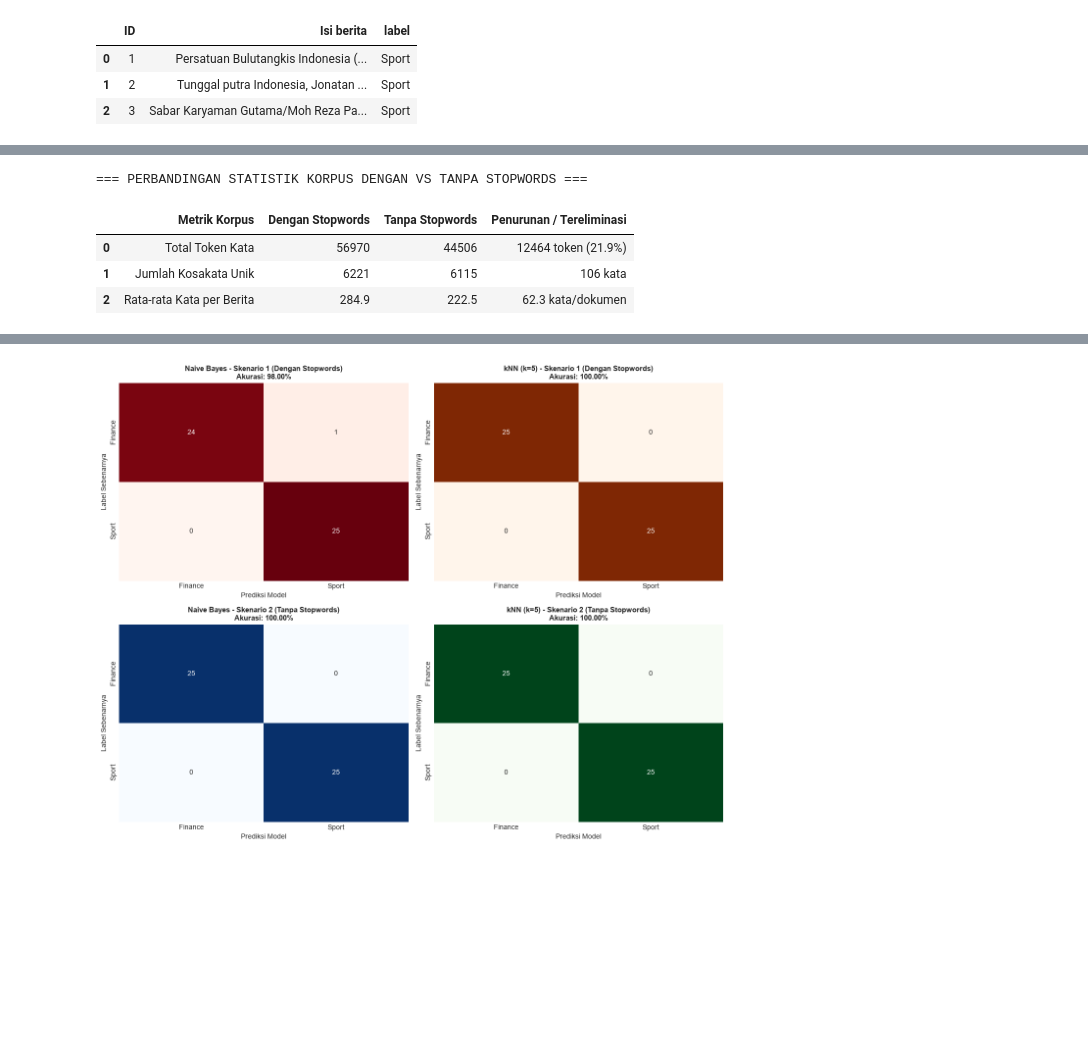
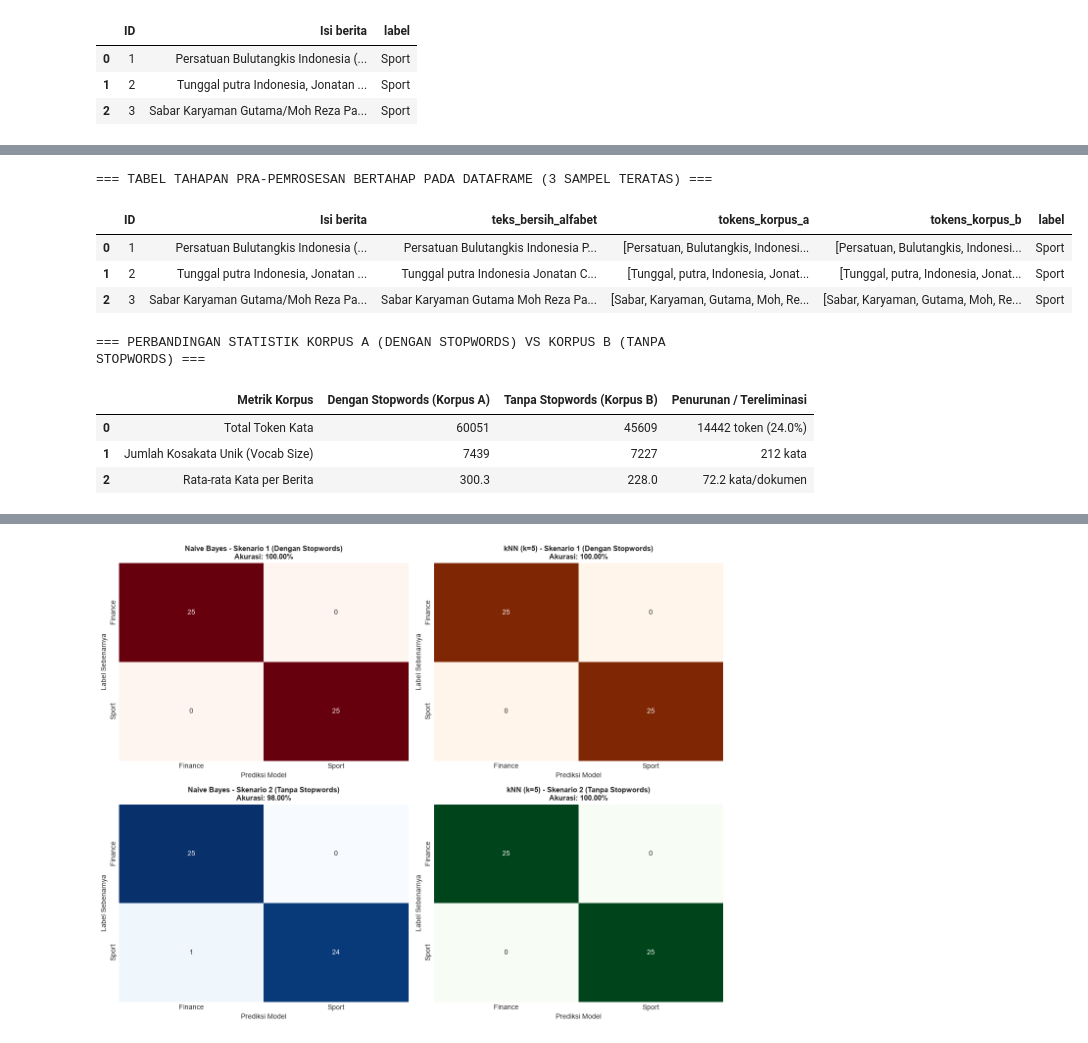
Before and after one commit to ilham08-GH/ppw, a Jupyter notebook: Notebooks/WebMining_Tugas4.ipynb, the cells around one changed output, grey strips where cells are left out. Drawn from its saved outputs; the diff is of its cells as text; code cells hidden in the pictures; blank space fills up the shorter version.

```diff
--- a/Notebooks/WebMining_Tugas4.ipynb
+++ b/Notebooks/WebMining_Tugas4.ipynb
@@ -104,40 +107,51 @@ Kemudian dibangun dua korpus:
 # %%
-# Ambil daftar stopwords resmi Bahasa Indonesia dari Sastrawi
+# 1. Bersihkan karakter non-alfabet terlebih dahulu (tanpa case folding)
+df['teks_bersih_alfabet'] = df['Isi berita'].apply(lambda text: re.sub(r'[^a-zA-Z\s]', ' ', str(text)).strip())
+
+# 2. Tokenisasi Korpus A (Dengan Stopwords, tanpa case folding)
+df['tokens_korpus_a'] = df['teks_bersih_alfabet'].apply(lambda text: text.split())
+
+# 3. Korpus B: Pembuangan Stopwords (Tanpa Stopwords) menggunakan Sastrawi
 factory = StopWordRemoverFactory()
 stopword_set = set(factory.get_stop_words())
+df['tokens_korpus_b'] = df['tokens_korpus_a'].apply(
+    lambda tokens: [w for w in tokens if w.lower() not in stopword_set and len(w) > 1]
+)
 
-def tokenize_clean(text):
-    text = re.sub(r'[^a-zA-Z\s]', ' ', str(text).lower())
-    return [w for w in text.split() if len(w) > 2]
+print("=== TABEL TAHAPAN PRA-PEMROSESAN BERTAHAP PADA DATAFRAME (3 SAMPEL TERATAS) ===")
+display(df[['ID', 'Isi berita', 'teks_bersih_alfabet', 'tokens_korpus_a', 'tokens_korpus_b', 'label']].head(3))
 
-# 1. Korpus A: Dengan Stopwords (Mempertahankan seluruh kata)
-corpus_with_sw = [tokenize_clean(text) for text in df['Isi berita']]
+# Konversi kolom menjadi list korpus dokumen
+corpus_with_sw = df['tokens_korpus_a'].tolist()
+corpus_without_sw = df['tokens_korpus_b'].tolist()
 
-# 2. Korpus B: Tanpa Stopwords (Membuang stopwords)
-corpus_without_sw = [[w for w in doc if w not in stopword_set] for doc in corpus_with_sw]
-
-# Statistik perbandingan
+# Statistik perbandingan korpus
 total_tokens_with = sum(len(d) for d in corpus_with_sw)
 total_tokens_without = sum(len(d) for d in corpus_without_sw)
 vocab_unique_with = len(set(w for d in corpus_with_sw for w in d))
 vocab_unique_without = len(set(w for d in corpus_without_sw for w in d))
 
 df_stat = pd.DataFrame({
-    'Metrik Korpus': ['Total Token Kata', 'Jumlah Kosakata Unik', 'Rata-rata Kata per Berita'],
-    'Dengan Stopwords': [total_tokens_with, vocab_unique_with, f"{total_tokens_with / len(df):.1f}"],
-    'Tanpa Stopwords': [total_tokens_without, vocab_unique_without, f"{total_tokens_without / len(df):.1f}"],
+    'Metrik Korpus': ['Total Token Kata', 'Jumlah Kosakata Unik (Vocab Size)', 'Rata-rata Kata per Berita'],
+    'Dengan Stopwords (Korpus A)': [total_tokens_with, vocab_unique_with, f"{total_tokens_with / len(df):.1f}"],
+    'Tanpa Stopwords (Korpus B)': [total_tokens_without, vocab_unique_without, f"{total_tokens_without / len(df):.1f}"],
     'Penurunan / Tereliminasi': [
         f"{total_tokens_with - total_tokens_without} token ({((total_tokens_with - total_tokens_without)/total_tokens_with)*100:.1f}%)",
         f"{vocab_unique_with - vocab_unique_without} kata",
         f"{(total_tokens_with - total_tokens_without) / len(df):.1f} kata/dokumen"
     ]
 })
 
-print("=== PERBANDINGAN STATISTIK KORPUS DENGAN VS TANPA STOPWORDS ===")
+print("\n=== PERBANDINGAN STATISTIK KORPUS A (DENGAN STOPWORDS) VS KORPUS B (TANPA STOPWORDS) ===")
 display(df_stat)
 # %% [output]
-=== PERBANDINGAN STATISTIK KORPUS DENGAN VS TANPA STOPWORDS ===
+=== TABEL TAHAPAN PRA-PEMROSESAN BERTAHAP PADA DATAFRAME (3 SAMPEL TERATAS) ===
-|  | Metrik Korpus | Dengan Stopwords | Tanpa Stopwords | Penurunan / Tereliminasi |
-| 0 | Total Token Kata | 56970 | 44506 | 12464 token (21.9%) |
-| 1 | Jumlah Kosakata Unik | 6221 | 6115 | 106 kata |
-| 2 | Rata-rata Kata per Berita | 284.9 | 222.5 | 62.3 kata/dokumen |
+|  | ID | Isi berita | teks_bersih_alfabet | tokens_korpus_a | tokens_korpus_b | label |
+| 0 | 1 | Persatuan Bulutangkis Indonesia (... | Persatuan Bulutangkis Indonesia P... | [Persatuan, Bulutangkis, Indonesi... | [Persatuan, Bulutangkis, Indonesi... | Sport |
+| 1 | 2 | Tunggal putra Indonesia, Jonatan ... | Tunggal putra Indonesia Jonatan C... | [Tunggal, putra, Indonesia, Jonat... | [Tunggal, putra, Indonesia, Jonat... | Sport |
+| 2 | 3 | Sabar Karyaman Gutama/Moh Reza Pa... | Sabar Karyaman Gutama Moh Reza Pa... | [Sabar, Karyaman, Gutama, Moh, Re... | [Sabar, Karyaman, Gutama, Moh, Re... | Sport |
+=== PERBANDINGAN STATISTIK KORPUS A (DENGAN STOPWORDS) VS KORPUS B (TANPA STOPWORDS) ===
+|  | Metrik Korpus | Dengan Stopwords (Korpus A) | Tanpa Stopwords (Korpus B) | Penurunan / Tereliminasi |
+| 0 | Total Token Kata | 60051 | 45609 | 14442 token (24.0%) |
+| 1 | Jumlah Kosakata Unik (Vocab Size) | 7439 | 7227 | 212 kata |
+| 2 | Rata-rata Kata per Berita | 300.3 | 228.0 | 72.2 kata/dokumen |
```
Also changed, not shown: parts of 20 cells of this notebook, 2 other files.
